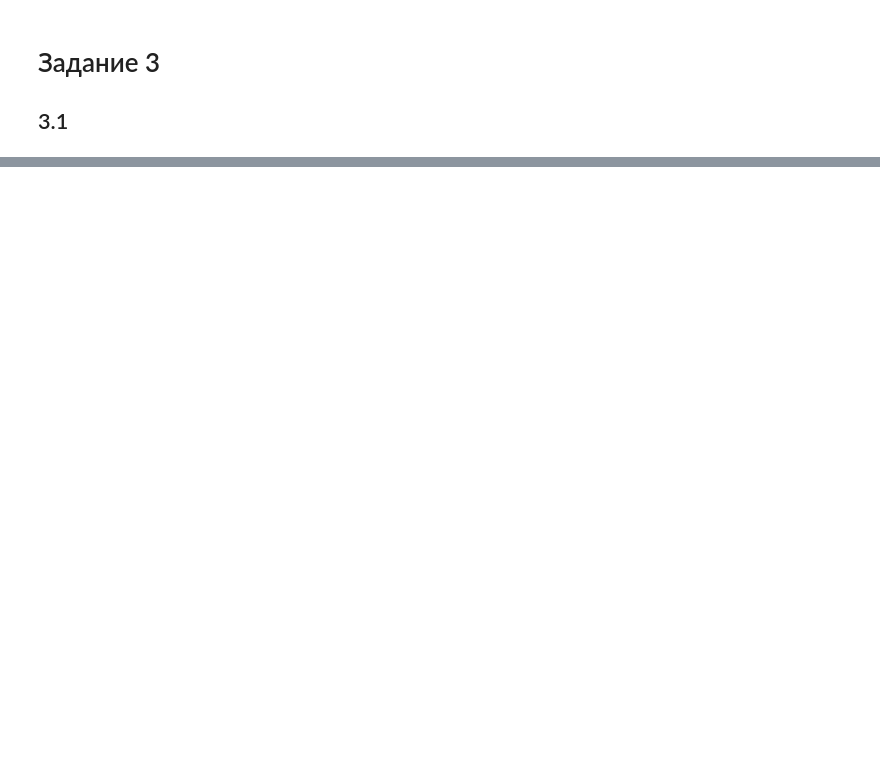
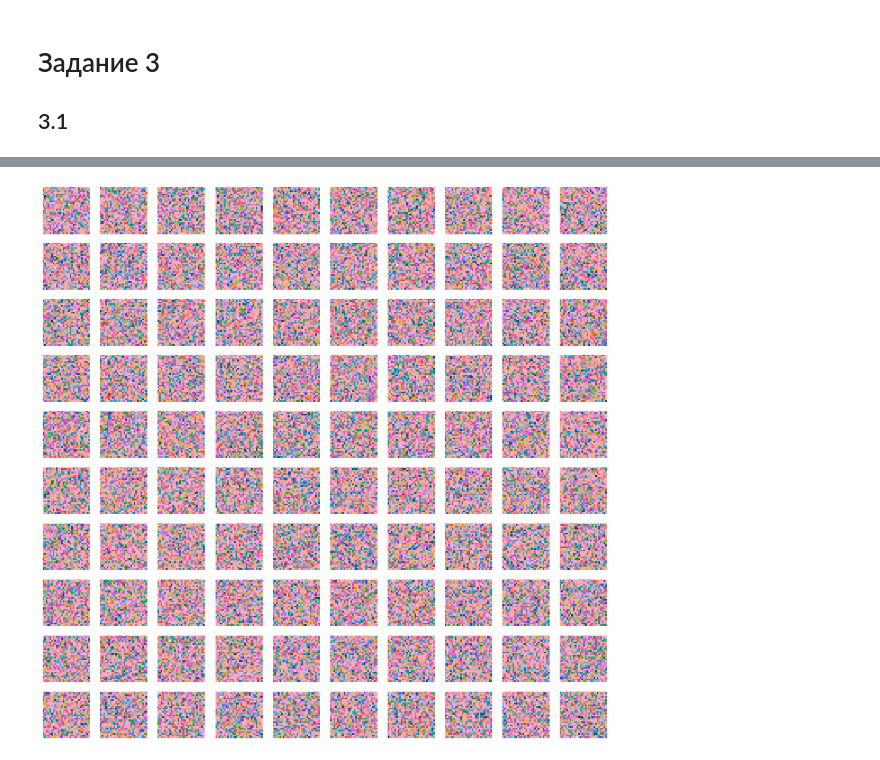
Before and after one commit to myutman/DUL, a Jupyter notebook: HW1.ipynb, the cells around one changed output, grey strips where cells are left out. Cells and saved outputs as stored; diff of their text form; code cells hidden in the pictures; blank space fills up the shorter version.

```diff
--- a/HW1.ipynb
+++ b/HW1.ipynb
@@ -338,0 +446,26 @@ class PixelCNN(nn.Module):
+# %%
+def sample_images(model, n=100):
+    samples = np.zeros((n, 28, 28, 3), dtype=np.uint8)
+    with torch.no_grad():
+        for y in tqdm(range(28)):
+            for x in range(28):
+                for c in range(3):
+                    xs = torch.tensor(samples).long().to(device)
+                    ps = model(xs).cpu().numpy()
+                    for i in range(n):
+                        samples[i, y, x, c] = np.random.choice(
+                            4, p=ps[i, c, y, x])
+
+    samples *= 85
+
+    n = int(np.ceil(np.sqrt(n)))
+    f, axarr = plt.subplots(n, n)
+    f.set_figheight(15)
+    f.set_figwidth(15)
+    for i, img in enumerate(samples):
+        axarr[i // n, i % n].imshow(img)
+        axarr[i // n, i % n].axis('off')
+    plt.show()
+# %%
+sample_images(model)
+# %% [output]
@@ -338,0 +473 @@ class PixelCNN(nn.Module):
+[figure, added]
```
Also changed, not shown: parts of 21 cells of this notebook.
